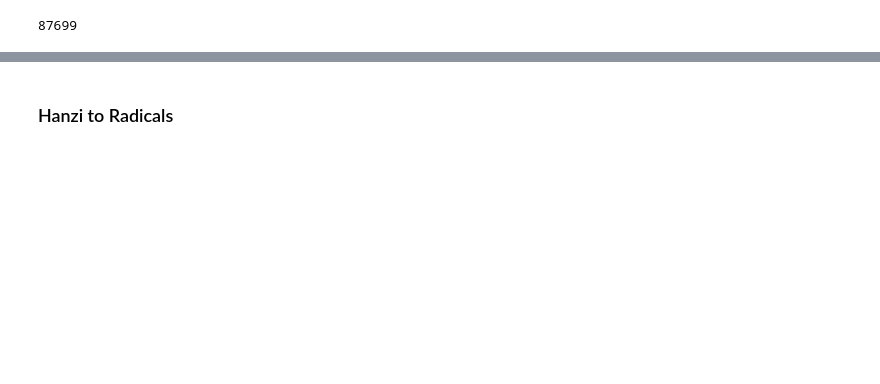
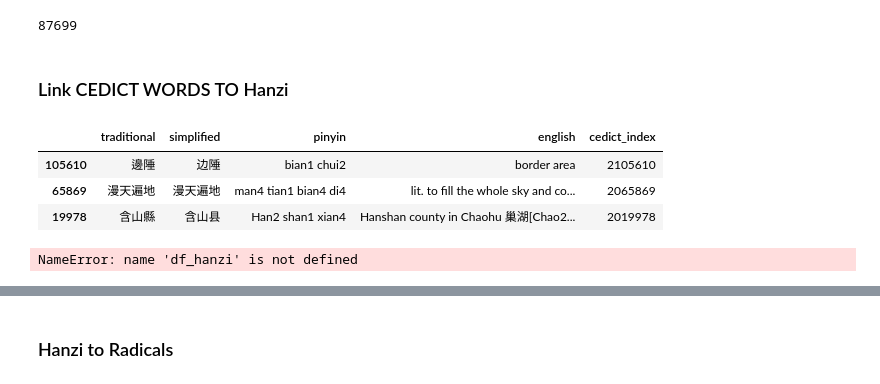
Before and after one commit to jamescavanagh/ccrs, a Jupyter notebook: nb/extract_data.ipynb, the cells around one changed output, grey strips where cells are left out. Cells and saved outputs as stored; diff of their text form; code cells hidden in the pictures; blank space fills up the shorter version.

```diff
--- a/nb/extract_data.ipynb
+++ b/nb/extract_data.ipynb
@@ -331,3 +382,16 @@ df_links.sample(3)
 df_links.to_sql('cedict_sentences',conn,if_exists='replace',index=False)
 # %% [output]
 87699
+# %% [markdown]
+### Link CEDICT WORDS TO Hanzi
+# %%
+df_cedict.sample(3)
+# %% [output]
+|  | traditional | simplified | pinyin | english | cedict_index |
+| 105610 | 邊陲 | 边陲 | bian1 chui2 | border area | 2105610 |
+| 65869 | 漫天遍地 | 漫天遍地 | man4 tian1 bian4 di4 | lit. to fill the whole sky and co... | 2065869 |
+| 19978 | 含山縣 | 含山县 | Han2 shan1 xian4 | Hanshan county in Chaohu 巢湖[Chao2... | 2019978 |
+# %%
+df_hanzi.sample(3)
+# %% [output]
+NameError: name 'df_hanzi' is not defined
```
Also changed, not shown: parts of 51 cells of this notebook, 5 other files.
